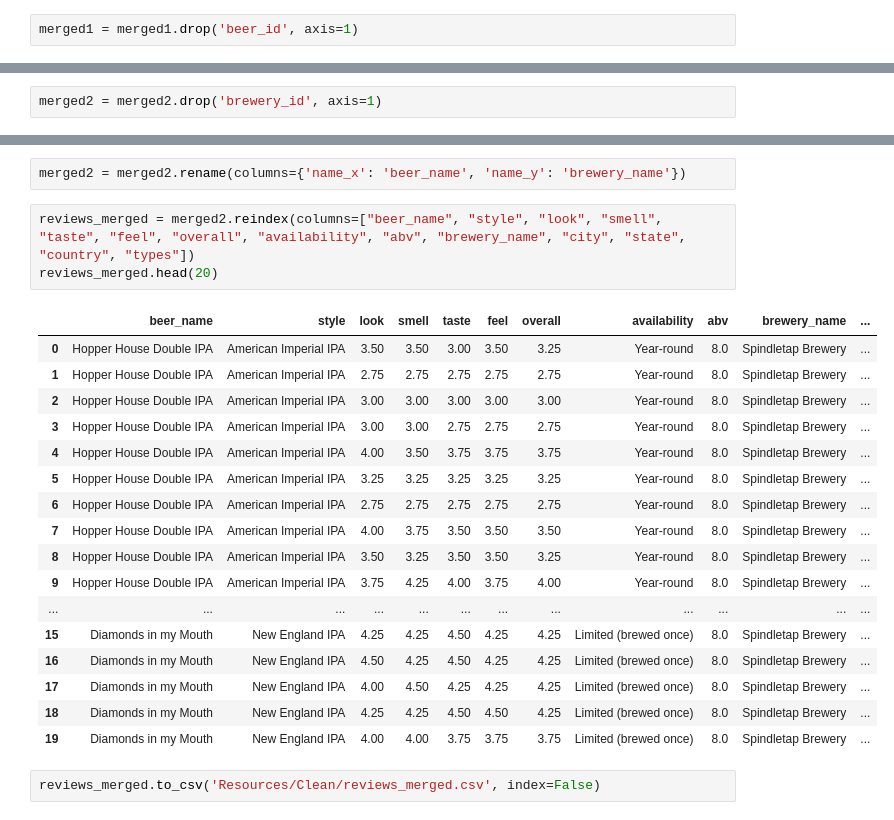
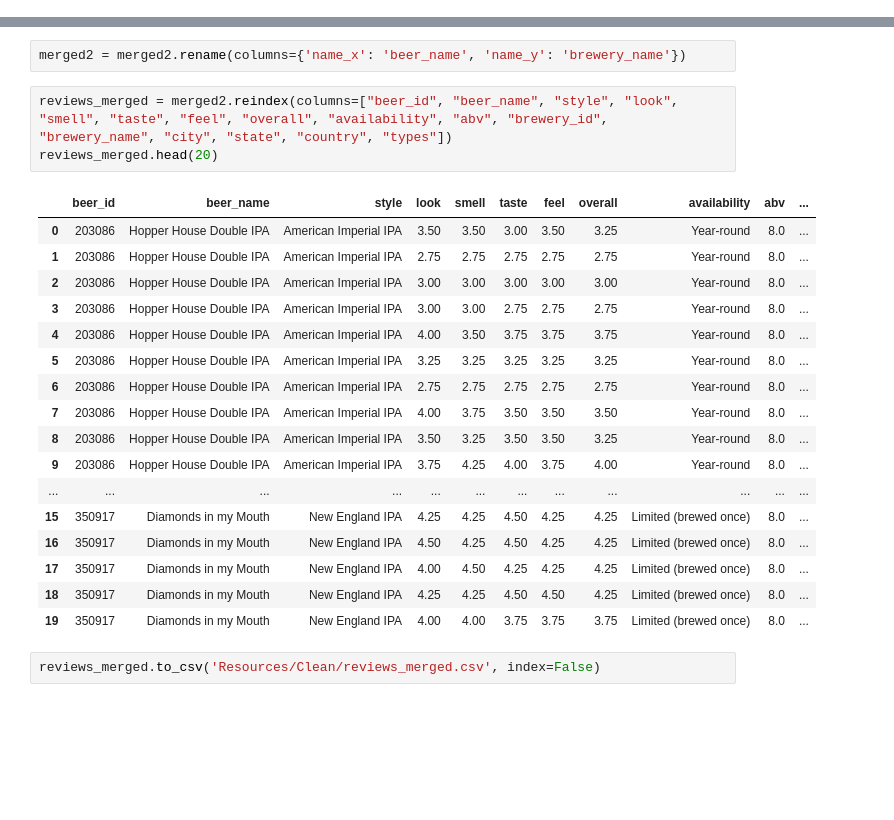
Before and after one commit to WilliamDHughes/smu_project4_beer_reviews, a Jupyter notebook: Dataset Merging.ipynb, the cells around one changed output, grey strips where cells are left out. Cells and saved outputs as stored; diff of their text form; blank space fills up the shorter version.

```diff
--- a/Dataset Merging.ipynb
+++ b/Dataset Merging.ipynb
@@ -109,8 +109,6 @@ merged1.head()
 | 2 | 203086 | 3.00 | 3.00 | 3.00 | 3.00 | 3.00 | Hopper House Double IPA | 43368 | American Imperial IPA | Year-round | ... |
 | 3 | 203086 | 3.00 | 3.00 | 2.75 | 2.75 | 2.75 | Hopper House Double IPA | 43368 | American Imperial IPA | Year-round | ... |
 | 4 | 203086 | 4.00 | 3.50 | 3.75 | 3.75 | 3.75 | Hopper House Double IPA | 43368 | American Imperial IPA | Year-round | ... |
-# %%
-merged1 = merged1.drop('beer_id', axis=1)
 # %%
 merged2 = pd.merge(merged1, breweries, left_on='brewery_id', right_on='id')
 merged2.info()
@@ -135,2 +132,0 @@ memory usage: 9.8+ MB
-# %%
-merged2 = merged2.drop('brewery_id', axis=1)
@@ -159,25 +175,25 @@ merged2.head(20)
 # %%
 merged2 = merged2.rename(columns={'name_x': 'beer_name', 'name_y': 'brewery_name'})
 # %%
-reviews_merged = merged2.reindex(columns=["beer_name", "style", "look", "smell", "taste", "feel", "overall", "availability", "abv", "brewery_name", "city", "state", "country", "types"])
+reviews_merged = merged2.reindex(columns=["beer_id", "beer_name", "style", "look", "smell", "taste", "feel", "overall", "availability", "abv", "brewery_id", "brewery_name", "city", "state", "country", "types"])
 reviews_merged.head(20)
 # %% [output]
-|  | beer_name | style | look | smell | taste | feel | overall | availability | abv | brewery_name | ... |
-| 0 | Hopper House Double IPA | American Imperial IPA | 3.50 | 3.50 | 3.00 | 3.50 | 3.25 | Year-round | 8.0 | Spindletap Brewery | ... |
-| 1 | Hopper House Double IPA | American Imperial IPA | 2.75 | 2.75 | 2.75 | 2.75 | 2.75 | Year-round | 8.0 | Spindletap Brewery | ... |
-| 2 | Hopper House Double IPA | American Imperial IPA | 3.00 | 3.00 | 3.00 | 3.00 | 3.00 | Year-round | 8.0 | Spindletap Brewery | ... |
-| 3 | Hopper House Double IPA | American Imperial IPA | 3.00 | 3.00 | 2.75 | 2.75 | 2.75 | Year-round | 8.0 | Spindletap Brewery | ... |
-| 4 | Hopper House Double IPA | American Imperial IPA | 4.00 | 3.50 | 3.75 | 3.75 | 3.75 | Year-round | 8.0 | Spindletap Brewery | ... |
-| 5 | Hopper House Double IPA | American Imperial IPA | 3.25 | 3.25 | 3.25 | 3.25 | 3.25 | Year-round | 8.0 | Spindletap Brewery | ... |
-| 6 | Hopper House Double IPA | American Imperial IPA | 2.75 | 2.75 | 2.75 | 2.75 | 2.75 | Year-round | 8.0 | Spindletap Brewery | ... |
-| 7 | Hopper House Double IPA | American Imperial IPA | 4.00 | 3.75 | 3.50 | 3.50 | 3.50 | Year-round | 8.0 | Spindletap Brewery | ... |
-| 8 | Hopper House Double IPA | American Imperial IPA | 3.50 | 3.25 | 3.50 | 3.50 | 3.25 | Year-round | 8.0 | Spindletap Brewery | ... |
-| 9 | Hopper House Double IPA | American Imperial IPA | 3.75 | 4.25 | 4.00 | 3.75 | 4.00 | Year-round | 8.0 | Spindletap Brewery | ... |
+|  | beer_id | beer_name | style | look | smell | taste | feel | overall | availability | abv | ... |
+| 0 | 203086 | Hopper House Double IPA | American Imperial IPA | 3.50 | 3.50 | 3.00 | 3.50 | 3.25 | Year-round | 8.0 | ... |
+| 1 | 203086 | Hopper House Double IPA | American Imperial IPA | 2.75 | 2.75 | 2.75 | 2.75 | 2.75 | Year-round | 8.0 | ... |
+| 2 | 203086 | Hopper House Double IPA | American Imperial IPA | 3.00 | 3.00 | 3.00 | 3.00 | 3.00 | Year-round | 8.0 | ... |
+| 3 | 203086 | Hopper House Double IPA | American Imperial IPA | 3.00 | 3.00 | 2.75 | 2.75 | 2.75 | Year-round | 8.0 | ... |
+| 4 | 203086 | Hopper House Double IPA | American Imperial IPA | 4.00 | 3.50 | 3.75 | 3.75 | 3.75 | Year-round | 8.0 | ... |
+| 5 | 203086 | Hopper House Double IPA | American Imperial IPA | 3.25 | 3.25 | 3.25 | 3.25 | 3.25 | Year-round | 8.0 | ... |
+| 6 | 203086 | Hopper House Double IPA | American Imperial IPA | 2.75 | 2.75 | 2.75 | 2.75 | 2.75 | Year-round | 8.0 | ... |
+| 7 | 203086 | Hopper House Double IPA | American Imperial IPA | 4.00 | 3.75 | 3.50 | 3.50 | 3.50 | Year-round | 8.0 | ... |
+| 8 | 203086 | Hopper House Double IPA | American Imperial IPA | 3.50 | 3.25 | 3.50 | 3.50 | 3.25 | Year-round | 8.0 | ... |
+| 9 | 203086 | Hopper House Double IPA | American Imperial IPA | 3.75 | 4.25 | 4.00 | 3.75 | 4.00 | Year-round | 8.0 | ... |
 | ... | ... | ... | ... | ... | ... | ... | ... | ... | ... | ... | ... |
-| 15 | Diamonds in my Mouth | New England IPA | 4.25 | 4.25 | 4.50 | 4.25 | 4.25 | Limited (brewed once) | 8.0 | Spindletap Brewery | ... |
-| 16 | Diamonds in my Mouth | New England IPA | 4.50 | 4.25 | 4.50 | 4.25 | 4.25 | Limited (brewed once) | 8.0 | Spindletap Brewery | ... |
-| 17 | Diamonds in my Mouth | New England IPA | 4.00 | 4.50 | 4.25 | 4.25 | 4.25 | Limited (brewed once) | 8.0 | Spindletap Brewery | ... |
-| 18 | Diamonds in my Mouth | New England IPA | 4.25 | 4.25 | 4.50 | 4.50 | 4.25 | Limited (brewed once) | 8.0 | Spindletap Brewery | ... |
-| 19 | Diamonds in my Mouth | New England IPA | 4.00 | 4.00 | 3.75 | 3.75 | 3.75 | Limited (brewed once) | 8.0 | Spindletap Brewery | ... |
+| 15 | 350917 | Diamonds in my Mouth | New England IPA | 4.25 | 4.25 | 4.50 | 4.25 | 4.25 | Limited (brewed once) | 8.0 | ... |
+| 16 | 350917 | Diamonds in my Mouth | New England IPA | 4.50 | 4.25 | 4.50 | 4.25 | 4.25 | Limited (brewed once) | 8.0 | ... |
+| 17 | 350917 | Diamonds in my Mouth | New England IPA | 4.00 | 4.50 | 4.25 | 4.25 | 4.25 | Limited (brewed once) | 8.0 | ... |
+| 18 | 350917 | Diamonds in my Mouth | New England IPA | 4.25 | 4.25 | 4.50 | 4.50 | 4.25 | Limited (brewed once) | 8.0 | ... |
+| 19 | 350917 | Diamonds in my Mouth | New England IPA | 4.00 | 4.00 | 3.75 | 3.75 | 3.75 | Limited (brewed once) | 8.0 | ... |
 # %%
 reviews_merged.to_csv('Resources/Clean/reviews_merged.csv', index=False)
```
Also changed, not shown: parts of 3 cells of this notebook, 1 other file.
